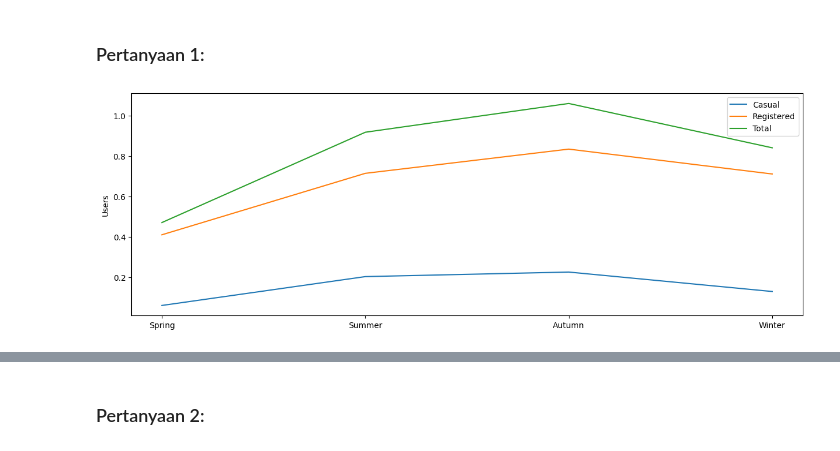
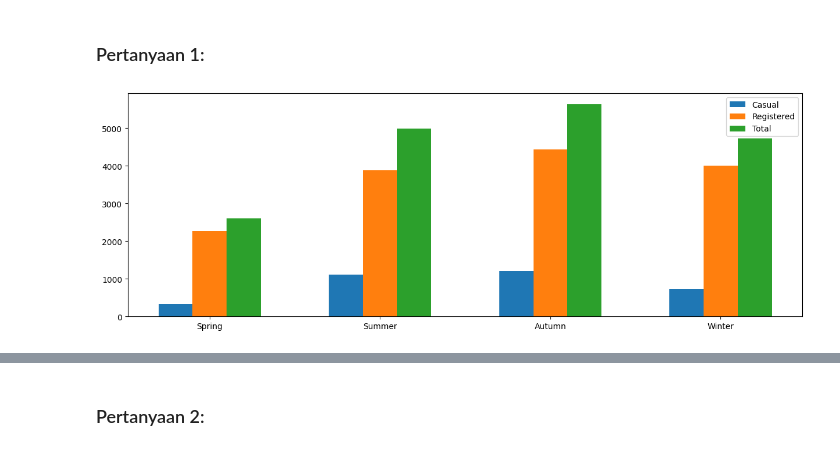
Before and after one commit to gdaffa/dicoding-machine-learning, a Jupyter notebook: Belajar Analisis Data dengan Python/analisa.ipynb, the cells around one changed output, grey strips where cells are left out. Cells and saved outputs as stored; diff of their text form; code cells hidden in the pictures.

Commit message:
feat(1): visualization for 2nd question

```diff
--- a/Belajar Analisis Data dengan Python/analisa.ipynb
+++ b/Belajar Analisis Data dengan Python/analisa.ipynb
@@ -292,37 +293,35 @@ hour_df
 ### Pertanyaan 1:
 # %%
 season_df = day_df.groupby(['season', 'season_new']).agg({
-    'casual': 'sum',
-    'registered': 'sum',
-    'cnt': 'sum',
+    'casual': 'mean',
+    'registered': 'mean',
+    'cnt': 'mean',
 }).reset_index()
 
-is_big = (season_df.cnt >= 1e6).sum() # jika total pengguna lebih dari 1 juta
-
-if int(is_big): # menghilangkan notasi ilmiah 1e6 (1 juta+)
-    keys = ['casual', 'registered', 'cnt']
-    season_df[keys] = season_df[keys].apply(lambda column: column.apply(lambda item: item / 1e6))
-
+width = 0.2
 plt.figure(figsize = (15, 5))
 
-plt.plot(
-    season_df.season_new,
+plt.bar(
+    season_df.index - width,
     season_df.casual,
-    label = 'Casual'
+    label = 'Casual',
+    width = width
 )
-plt.plot(
-    season_df.season_new,
+plt.bar(
+    season_df.index,
     season_df.registered,
-    label = 'Registered'
+    label = 'Registered',
+    width = width
 )
-plt.plot(
-    season_df.season_new,
+plt.bar(
+    season_df.index + width,
     season_df.cnt,
-    label = 'Total'
+    label = 'Total',
+    width = width
 )
 
-plt.ylabel(f"Users")
+plt.xticks(season_df.index, season_df.season_new)
 plt.legend()
 plt.show()
 # %% [output]
-[figure, old version]
+[figure, new version]
```
Also changed, not shown: parts of 3 cells of this notebook.
